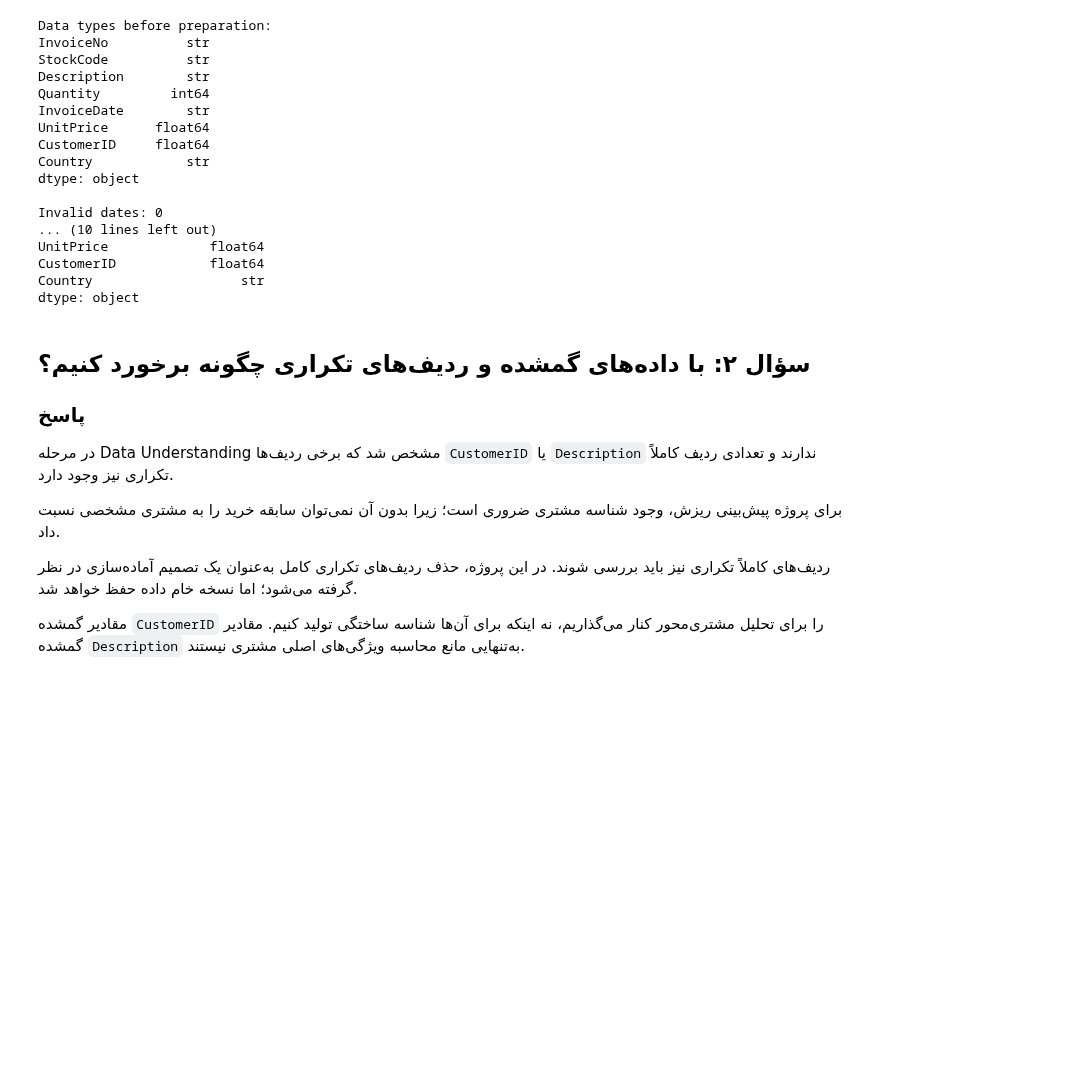
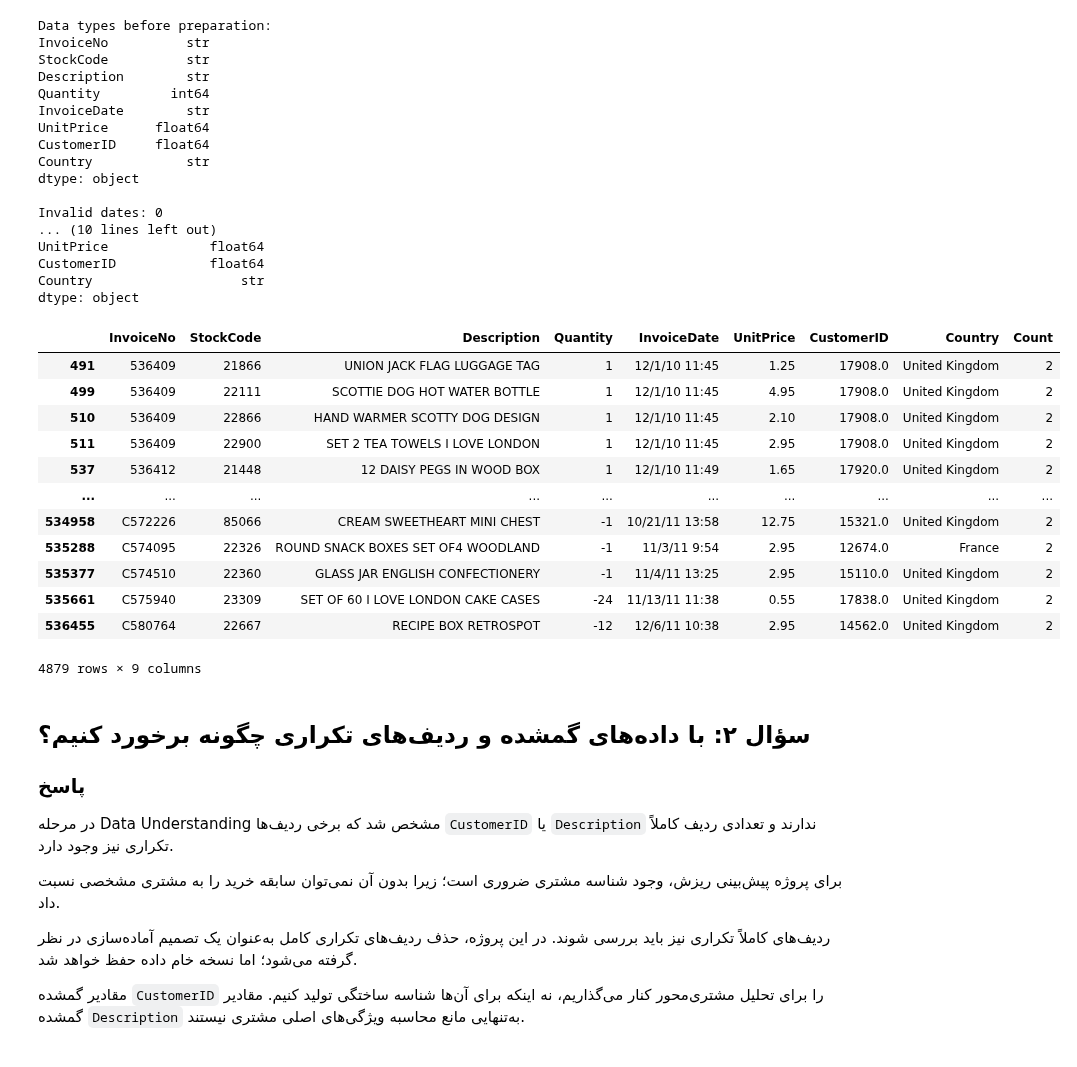
Before and after one commit to YaldaAhmadian/Online-Shop, a Jupyter notebook: 002.DataPrepration/DataPrepration.ipynb, the cells around one changed output. Cells and saved outputs as stored; diff of their text form; code cells hidden in the pictures; blank space fills up the shorter version.

```diff
--- a/002.DataPrepration/DataPrepration.ipynb
+++ b/002.DataPrepration/DataPrepration.ipynb
@@ -77,6 +77,34 @@ UnitPrice             float64
 CustomerID            float64
 Country                   str
 dtype: object
+# %%
+duplicate_counts = (
+    df.groupby(list(df.columns), dropna=False)
+      .size()
+      .reset_index(name="Count")
+)
+
+duplicate_counts = duplicate_counts[
+    duplicate_counts["Count"] > 1
+]
+
+duplicate_counts = duplicate_counts.drop_duplicates().copy()
+
+display(duplicate_counts)
+# %% [output]
+|  | InvoiceNo | StockCode | Description | Quantity | InvoiceDate | UnitPrice | CustomerID | Country | Count |
+| 491 | 536409 | 21866 | UNION JACK FLAG LUGGAGE TAG | 1 | 12/1/10 11:45 | 1.25 | 17908.0 | United Kingdom | 2 |
+| 499 | 536409 | 22111 | SCOTTIE DOG HOT WATER BOTTLE | 1 | 12/1/10 11:45 | 4.95 | 17908.0 | United Kingdom | 2 |
+| 510 | 536409 | 22866 | HAND WARMER SCOTTY DOG DESIGN | 1 | 12/1/10 11:45 | 2.10 | 17908.0 | United Kingdom | 2 |
+| 511 | 536409 | 22900 | SET 2 TEA TOWELS I LOVE LONDON | 1 | 12/1/10 11:45 | 2.95 | 17908.0 | United Kingdom | 2 |
+| 537 | 536412 | 21448 | 12 DAISY PEGS IN WOOD BOX | 1 | 12/1/10 11:49 | 1.65 | 17920.0 | United Kingdom | 2 |
+| ... | ... | ... | ... | ... | ... | ... | ... | ... | ... |
+| 534958 | C572226 | 85066 | CREAM SWEETHEART MINI CHEST | -1 | 10/21/11 13:58 | 12.75 | 15321.0 | United Kingdom | 2 |
+| 535288 | C574095 | 22326 | ROUND SNACK BOXES SET OF4 WOODLAND | -1 | 11/3/11 9:54 | 2.95 | 12674.0 | France | 2 |
+| 535377 | C574510 | 22360 | GLASS JAR ENGLISH CONFECTIONERY | -1 | 11/4/11 13:25 | 2.95 | 15110.0 | United Kingdom | 2 |
+| 535661 | C575940 | 23309 | SET OF 60 I LOVE LONDON CAKE CASES | -24 | 11/13/11 11:38 | 0.55 | 17838.0 | United Kingdom | 2 |
+| 536455 | C580764 | 22667 | RECIPE BOX RETROSPOT | -12 | 12/6/11 10:38 | 2.95 | 14562.0 | United Kingdom | 2 |
+4879 rows × 9 columns
 # %% [markdown]
 ## سؤال ۲: با داده‌های گمشده و ردیف‌های تکراری چگونه برخورد کنیم؟
 
```
Also changed, not shown: parts of 8 cells of this notebook, 2 other files.
